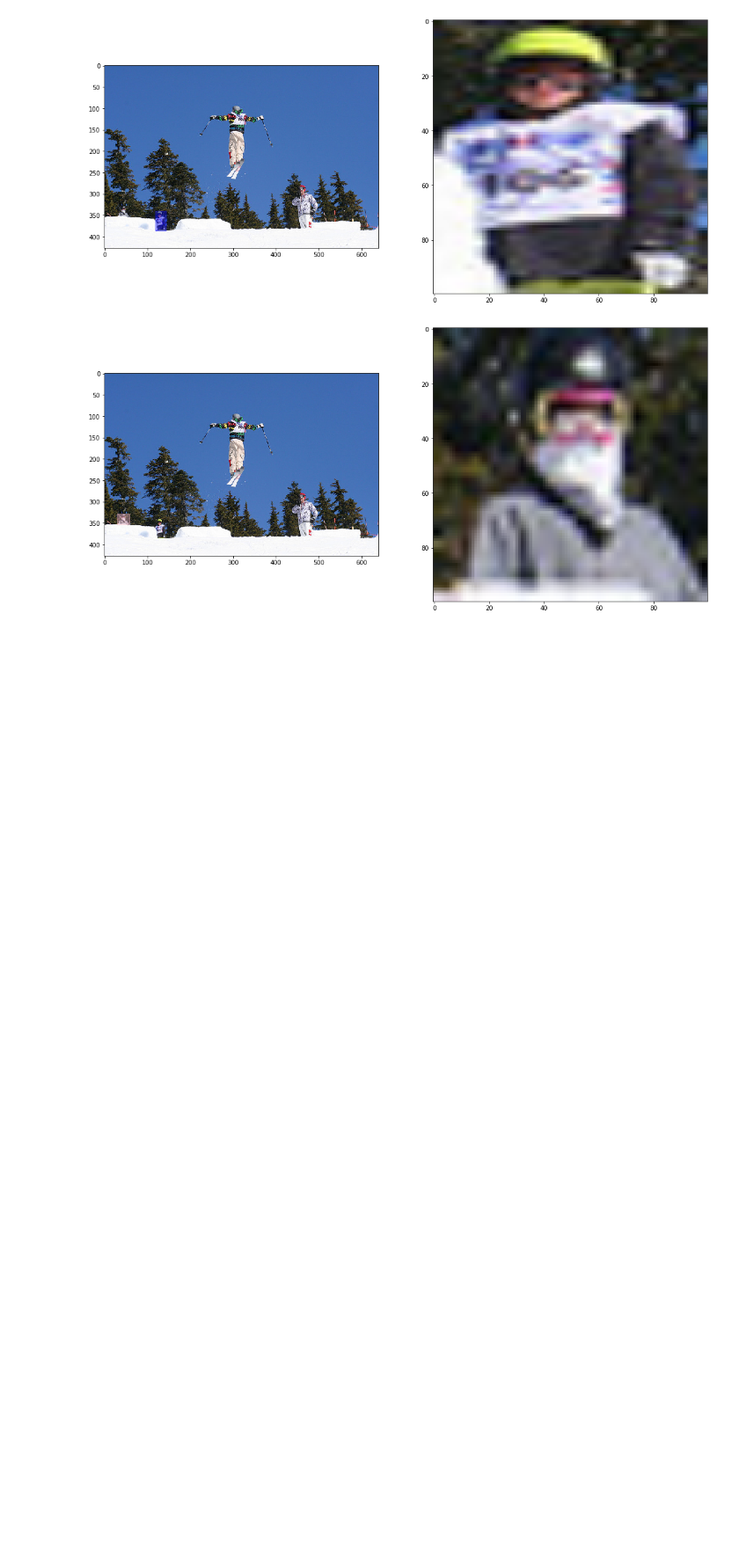
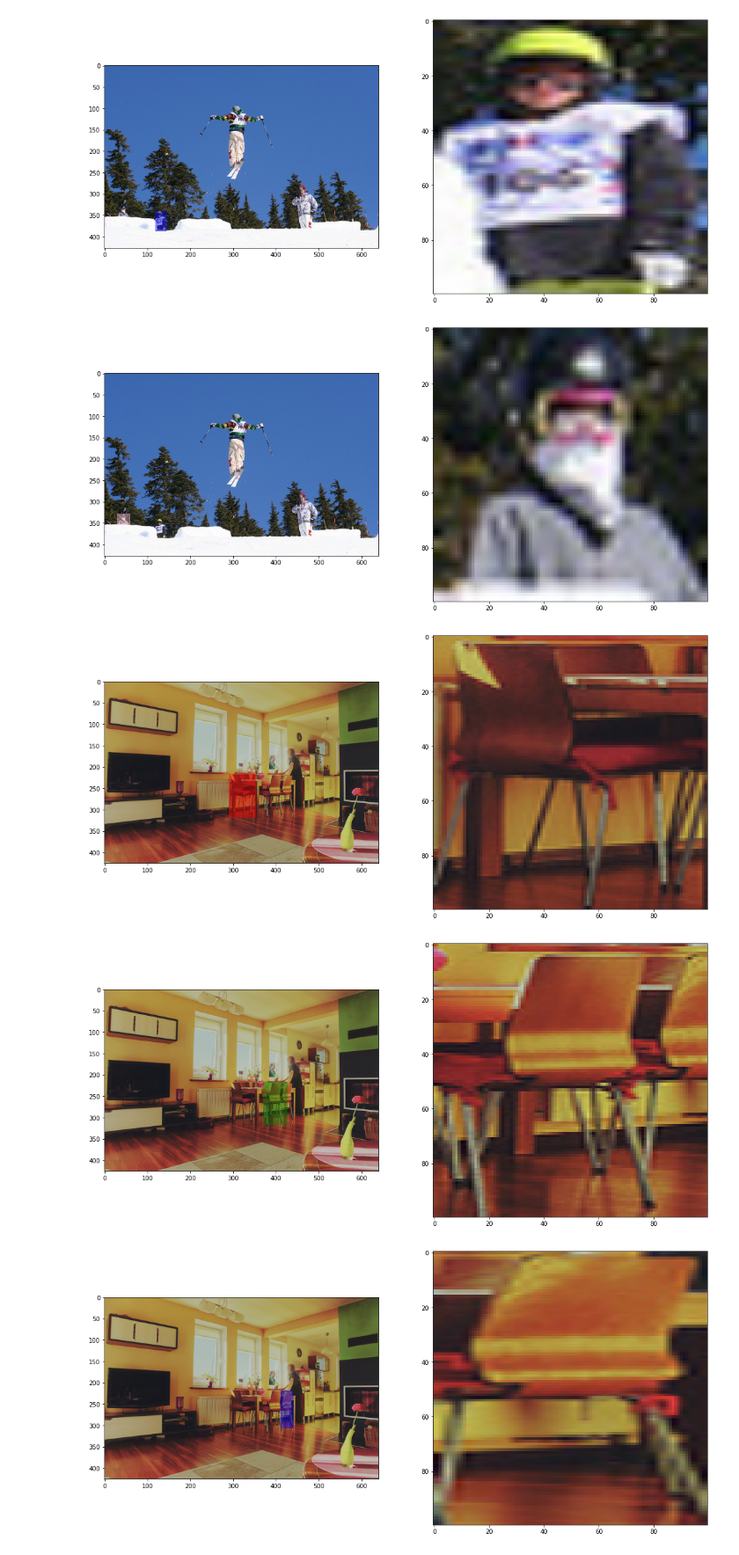
Before and after one commit to my-git-repos/Human-Pose-Estimation, a Jupyter notebook: Object Detection.ipynb, the cells around one changed output. Shown at 88% size. Saved outputs shown, nothing was run; the diff lists cells and outputs as text; code cells hidden in the pictures; blank space fills up the shorter version.

Commit message:
Object Detection

```diff
--- a/Object Detection.ipynb
+++ b/Object Detection.ipynb
@@ -90,7 +90,7 @@ def detect_object_and_plot(img_path, label_to_detect = 1, score_threshold = 0.75
             displayed_objs += 1
 
             #plotting
-            fig = plt.figure(i, figsize = (18, 12))
+            fig = plt.figure(i, figsize = (18, 18))
             ax1 = fig.add_subplot(121)
             ax1.imshow(img)
 
@@ -114,3 +114,9 @@ detect_object_and_plot("Dataset/COCO/val2017/000000002473.jpg", model = model_fa
 [figure]
 [figure]
 [figure]
+# %%
+detect_object_and_plot("Dataset/COCO/val2017/000000000139.jpg", label_to_detect = category_to_ids["chair"])
+# %% [output]
+[figure, added]
+[figure, added]
+[figure, added]
```
